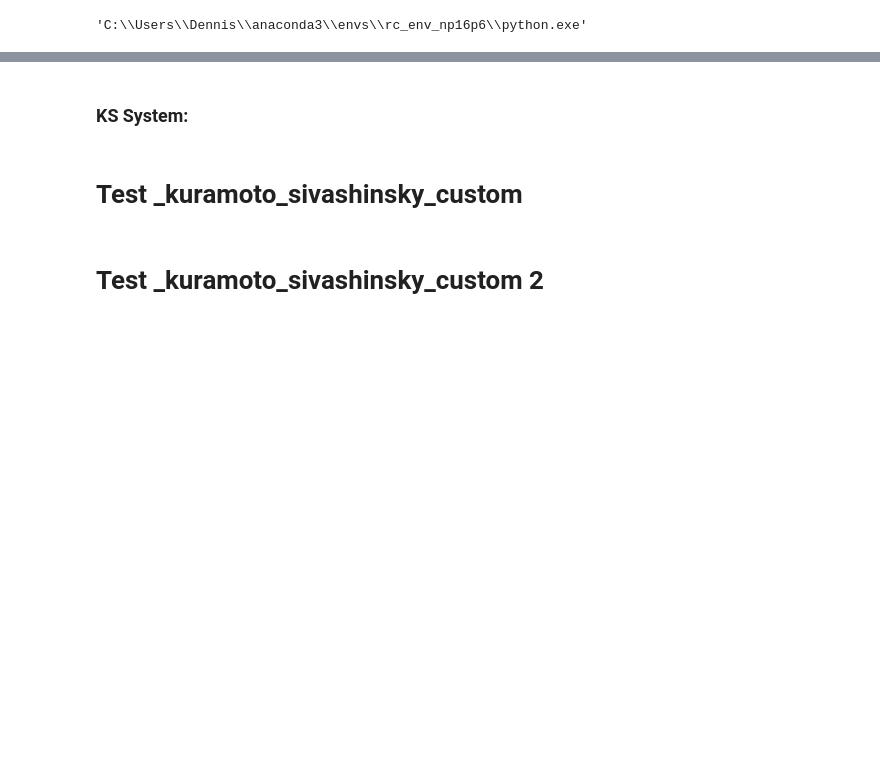
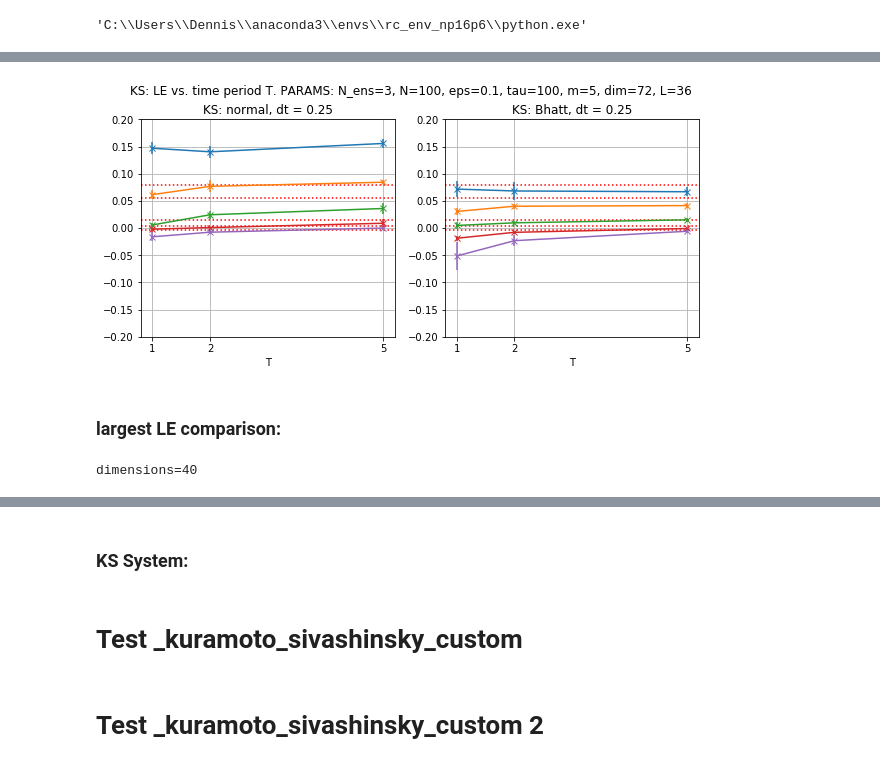
Before and after one commit to baurse/rescomp, a Jupyter notebook: bin/lyapunov_exponents_testing/Lyapunov Exponents_KS_test2.ipynb, the cells around one changed output, grey strips where cells are left out. Saved outputs shown, nothing was run; the diff lists cells and outputs as text; code cells hidden in the pictures; blank space fills up the shorter version.

```diff
--- a/bin/lyapunov_exponents_testing/Lyapunov Exponents_KS_test2.ipynb
+++ b/bin/lyapunov_exponents_testing/Lyapunov Exponents_KS_test2.ipynb
@@ -457,0 +410,76 @@ plt.legend()
+# %%
+# PLOTTING
+
+y_lim = (-0.2, 0.2)
+
+fig, axs = plt.subplots(len(dts), len(KS_sims), figsize=(10,4), sharex=True)
+plt.suptitle(f"KS: LE vs. time period T. PARAMS: N_ens={N_ens}, N={N}, eps={eps}, tau={tau}, m={m}, dim={dimensions}, L={system_size}"
+             , y = 1.0)
+
+for i_ks, ks_sim in enumerate(KS_sims):
+    for i_dt, dt in enumerate(dts):
+        if len(dts) == 1:
+            if len(KS_sims) == 1:
+                ax = axs
+            else:
+                ax = axs[i_ks]
+        else:
+            if len(KS_sims) == 1:
+                ax = axs[i_dt]
+            else:
+                ax = axs[i_dt, i_ks]
+        # ax = axs[i_dt, i_ks]
+        mean = results[:, i_ks, i_dt, :, :].mean(axis=0)
+        std = results[:, i_ks, i_dt, :, :].std(axis=0)
+        for i in range(m):
+            ax.errorbar(x=Ts, y=mean[:, i], yerr=std[:, i], fmt="-x")
+        ax.set_xticks(Ts)
+        ax.set_title(f"KS: {ks_sim}, dt = {dt}")
+        ax.grid()
+        ax.set_ylim(*y_lim)
+        for i, y in enumerate(lyapunov_exp_literature):
+            if i == 0:
+                ax.axhline(y, c="r", linestyle=":", label="literature")
+            else:
+                ax.axhline(y, c="r", linestyle=":")
+            if i+1 == m:
+                break
+    ax.set_xlabel("T")
+# %% [output]
+[figure, added]
+# %% [markdown]
+### largest LE comparison:
+# %%
+np.random.seed(1)
+
+# PARAMETERS
+dt = 0.5
+N = 1
+tau = 1000
+T = 100
+eps = 1e-12
+m = 1
+system_size = 22 # 12, 13.5, 22, 36, 60, 100
+
+# ratio_dim_to_L = 1.5
+# dimensions = int(system_size*ratio_dim_to_L)
+# if dimensions%2 == 1: # for the fft KS sims, the dimension has to be even
+#     dimensions += 1
+dimensions = 40
+print(f"dimensions={dimensions}")
+
+# dimensions = 39
+N_ens = 1
+
+KS_sims = ["normal", "Bhatt", "scipy", "scipy32", "scipy64", "numpy", "numpy32", "numpy64"]
+KS_sims = ["normal"]
+# KS_sims = ["normal", "Bhatt", "scipy32"]
+# KS_sims = ["Bhatt", ]
+
+starting_points = np.random.randn(N_ens, dimensions)
+
+# LITERATURE VALUES:
+# lyapunov_exp_literature = [0.08, 0.056, 0.014, 0.003, -0.003, -0.004, -0.021, -0.088, -0.160, -0.224, -0.309, -0.373]
+lyapunov_exp_literature = LE_literature_dict[system_size]
+# %% [output]
+dimensions=40
```
Also changed, not shown: parts of 43 cells of this notebook.
